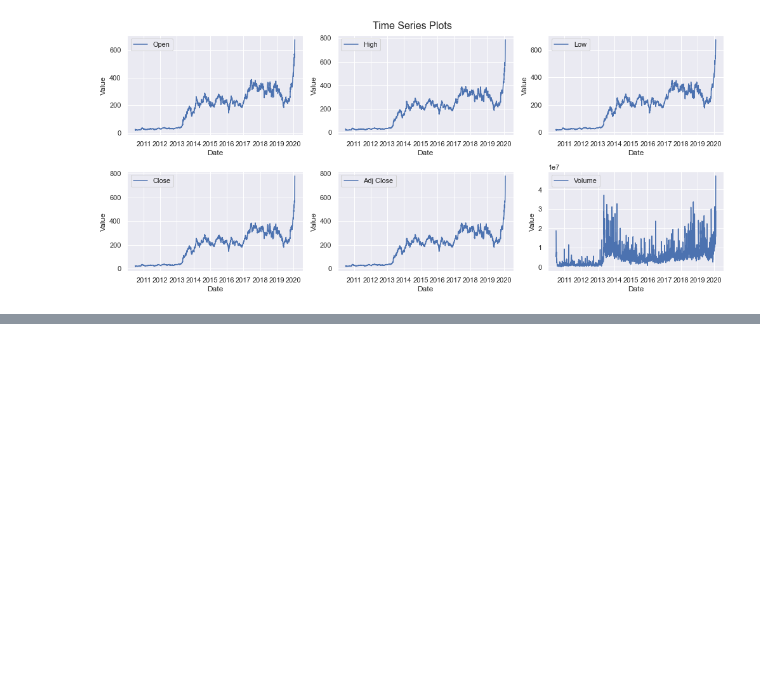
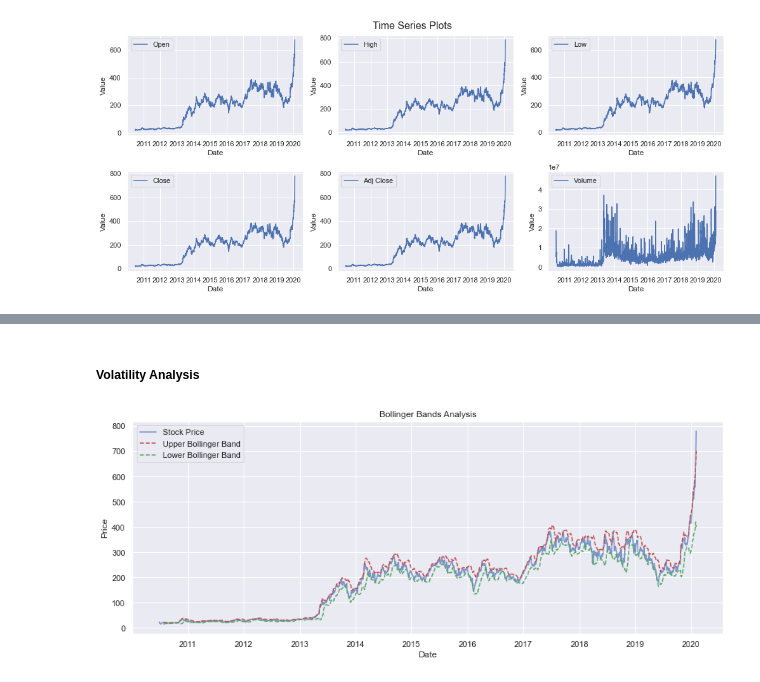
Before and after one commit to Mwizerwa/Stock_Price_Prediction, a Jupyter notebook: notebooks/data_exploration.ipynb, the cells around one changed output, grey strips where cells are left out. Saved outputs shown, nothing was run; the diff lists cells and outputs as text; code cells hidden in the pictures; blank space fills up the shorter version.

```diff
--- a/notebooks/data_exploration.ipynb
+++ b/notebooks/data_exploration.ipynb
@@ -123,0 +130,26 @@ plt.show()
+# %% [markdown]
+##### Volatility Analysis
+# %%
+#Volatility Analysis
+dataset["20-day SMA"] = dataset["Adj Close"].rolling(window=20).mean()
+#Calculate standard deviation for 20 day rolling
+dataset["20-day StdDev"] = dataset["Adj Close"].rolling(window=20).std()
+
+#Calculate the upper and lower Bollinger Bands
+dataset["Upper Bollinger"] = dataset["20-day SMA"] + (2 * dataset["20-day StdDev"])
+dataset["Lower Bollinger"] = dataset["20-day SMA"] - (2 * dataset["20-day StdDev"])
+
+#Create a plot
+plt.figure(figsize=(12, 5))
+plt.plot(dataset["Date"], dataset["Adj Close"], label="Stock Price", alpha=0.7)
+plt.plot(dataset["Date"], dataset["Upper Bollinger"], label="Upper Bollinger Band", color="r", linestyle="--")
+plt.plot(dataset["Date"], dataset["Lower Bollinger"], label="Lower Bollinger Band", color="g", linestyle="--")
+#Titles
+plt.xlabel("Date")
+plt.ylabel("Price")
+plt.title("Bollinger Bands Analysis")
+plt.legend()
+plt.tight_layout()
+plt.show()
+# %% [output]
+[figure, added]
```
Also changed, not shown: parts of 8 cells of this notebook.
